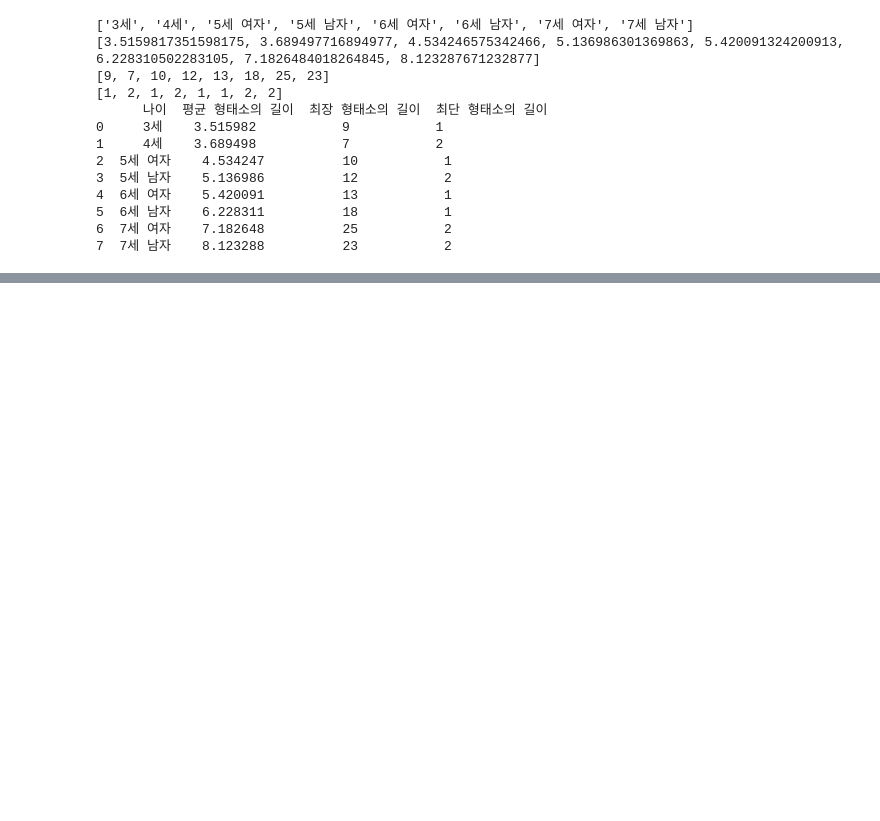
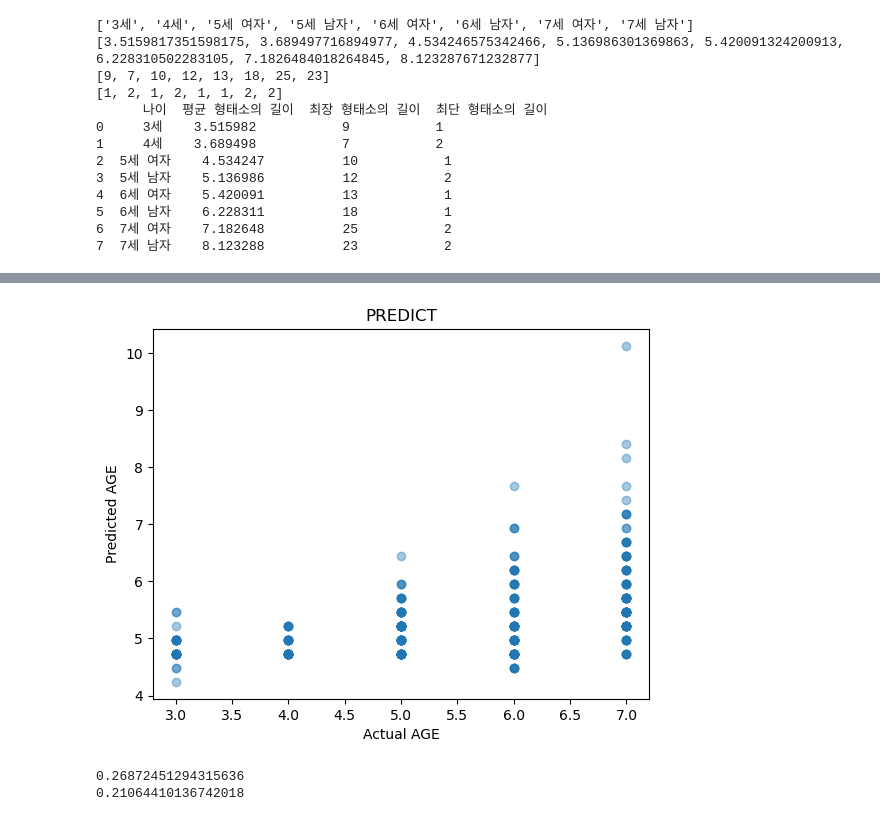
Before and after one commit to Gachon-Univ-GP-Team7/NLP_classification, a Jupyter notebook: nNlp.ipynb, the cells around one changed output, grey strips where cells are left out. Cells and saved outputs as stored; diff of their text form; code cells hidden in the pictures; blank space fills up the shorter version.

```diff
--- a/nNlp.ipynb
+++ b/nNlp.ipynb
@@ -556,6 +588,8 @@ for i in range(len(seventhDataG)):
     seventhMorphsG.append(m)
     seventhMorphsCountG.append(len(m))
 
+seventhGMCount = pd.DataFrame(seventhMorphsCountG)
+
 for j in range(len(seventhMorphsCountG)) :
     if maxMorphCnt < seventhMorphsCountG[j]:
         maxMorphCnt = seventhMorphsCountG[j]
@@ -642,6 +676,8 @@ for i in range(len(seventhDataB)):
     seventhMorphsB.append(m)
     seventhMorphsCountB.append(len(m))
 
+seventhMMCount = pd.DataFrame(seventhMorphsCountB)
+
 for j in range(len(seventhMorphsCountB)) :
     if maxMorphCnt < seventhMorphsCountB[j]:
         maxMorphCnt = seventhMorphsCountB[j]
@@ -728,0 +767,6 @@ print(analDf)
+# %%
+#data frame에 형태소 숫자 추가
+mData = pd.concat([thirdMCount, fourthMCount, fifthGMCount, fifthMMCout, sixthMMCount, sixthGMCount, seventhGMCount, seventhMMCount], ignore_index=True )
+data = pd.concat([data, mData], axis = 1)
+
+print(data)
@@ -728,0 +788,4 @@ print(analDf)
+# %%
+data.rename(columns={0:'형태소'}, inplace = True)
+print(data.columns)
+print(data)
@@ -728,0 +812,25 @@ print(analDf)
+# %%
+#데이터 셋 분리하기
+from sklearn.model_selection import train_test_split
+import matplotlib.pyplot as plt
+from sklearn.linear_model import LinearRegression
+x=data[["형태소"]]
+y=data[["AGE"]]
+
+x_train, x_test, y_train, y_test = train_test_split(x, y, train_size=0.8, test_size=0.2)
+lg = LinearRegression()
+lg.fit(x_train, y_train)
+
+y_predict = lg.predict(x_test)
+
+plt.scatter(y_test, y_predict, alpha=0.4)
+plt.xlabel("Actual AGE")
+plt.ylabel("Predicted AGE")
+plt.title("PREDICT")
+plt.show()
+print(lg.score(x_train,y_train))
+print(lg.score(x_test, y_test))
+# %% [output]
+[figure, added]
+0.26872451294315636
+0.21064410136742018
```
Also changed, not shown: parts of 12 cells of this notebook.
